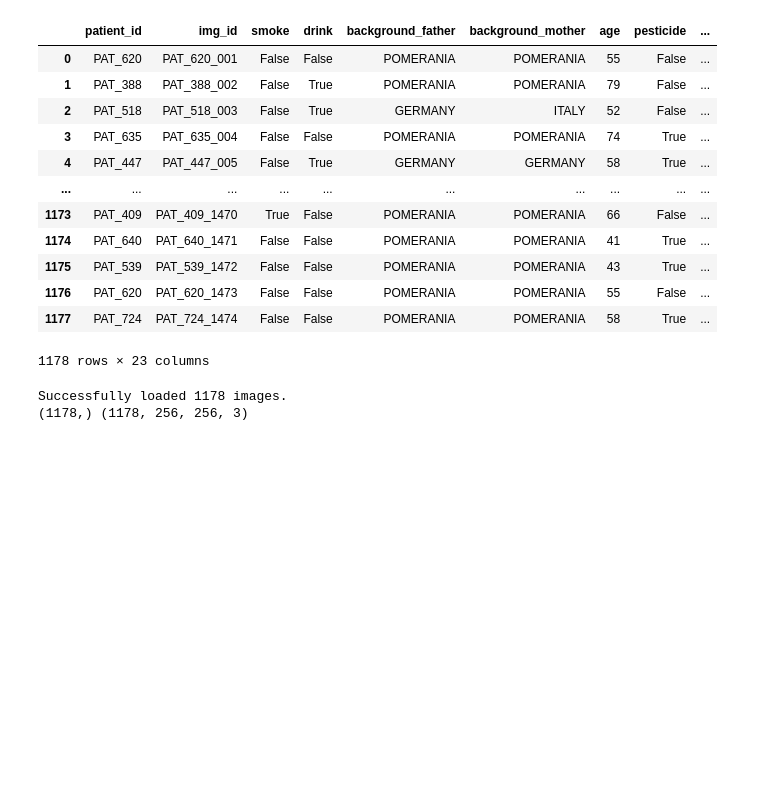
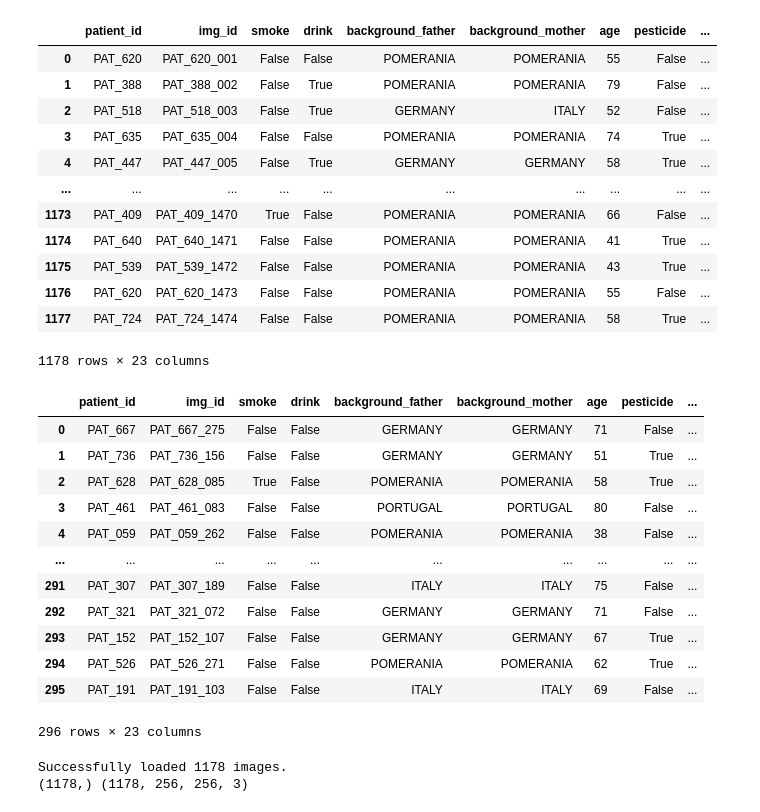
Before and after one commit to harmony-lebovic/image-classifier, a Jupyter notebook: image-classifier.ipynb, the cells around one changed output. Saved outputs shown, nothing was run; the diff lists cells and outputs as text; code cells hidden in the pictures; blank space fills up the shorter version.

```diff
--- a/image-classifier.ipynb
+++ b/image-classifier.ipynb
@@ -37,7 +37,11 @@ Downloading...
 From: https://drive.google.com/uc?id=1J2fEdFSfZnTJ9YwxNnB8qDEOrIOkqbkg
 To: /content/y_train.csv
 # %%
-img_file = "x_train_img.npz"
-metadata_file = "x_train.csv"
+train_img_file = "x_train_img.npz"
+test_img_file = "x_test_img.npz"
+
+train_metadata_file = "x_train.csv"
+test_metadata_file = "x_test.csv"
+
 y_file = "y_train.csv"
 # %%
@@ -58,6 +62,23 @@ X_dev
 | 1176 | PAT_620 | PAT_620_1473 | False | False | POMERANIA | POMERANIA | 55 | False | ... |
 | 1177 | PAT_724 | PAT_724_1474 | False | False | POMERANIA | POMERANIA | 58 | True | ... |
 1178 rows × 23 columns
+# %%
+X_test = pd.read_csv(test_metadata_file)
+X_test
+# %% [output]
+|  | patient_id | img_id | smoke | drink | background_father | background_mother | age | pesticide | ... |
+| 0 | PAT_667 | PAT_667_275 | False | False | GERMANY | GERMANY | 71 | False | ... |
+| 1 | PAT_736 | PAT_736_156 | False | False | GERMANY | GERMANY | 51 | True | ... |
+| 2 | PAT_628 | PAT_628_085 | True | False | POMERANIA | POMERANIA | 58 | True | ... |
+| 3 | PAT_461 | PAT_461_083 | False | False | PORTUGAL | PORTUGAL | 80 | False | ... |
+| 4 | PAT_059 | PAT_059_262 | False | False | POMERANIA | POMERANIA | 38 | False | ... |
+| ... | ... | ... | ... | ... | ... | ... | ... | ... | ... |
+| 291 | PAT_307 | PAT_307_189 | False | False | ITALY | ITALY | 75 | False | ... |
+| 292 | PAT_321 | PAT_321_072 | False | False | GERMANY | GERMANY | 71 | False | ... |
+| 293 | PAT_152 | PAT_152_107 | False | False | GERMANY | GERMANY | 67 | True | ... |
+| 294 | PAT_526 | PAT_526_271 | False | False | POMERANIA | POMERANIA | 62 | True | ... |
+| 295 | PAT_191 | PAT_191_103 | False | False | ITALY | ITALY | 69 | False | ... |
+296 rows × 23 columns
 # %%
 # Function and code to load images
 def load_img_data(file_path):
```
Also changed, not shown: parts of 9 cells of this notebook.
